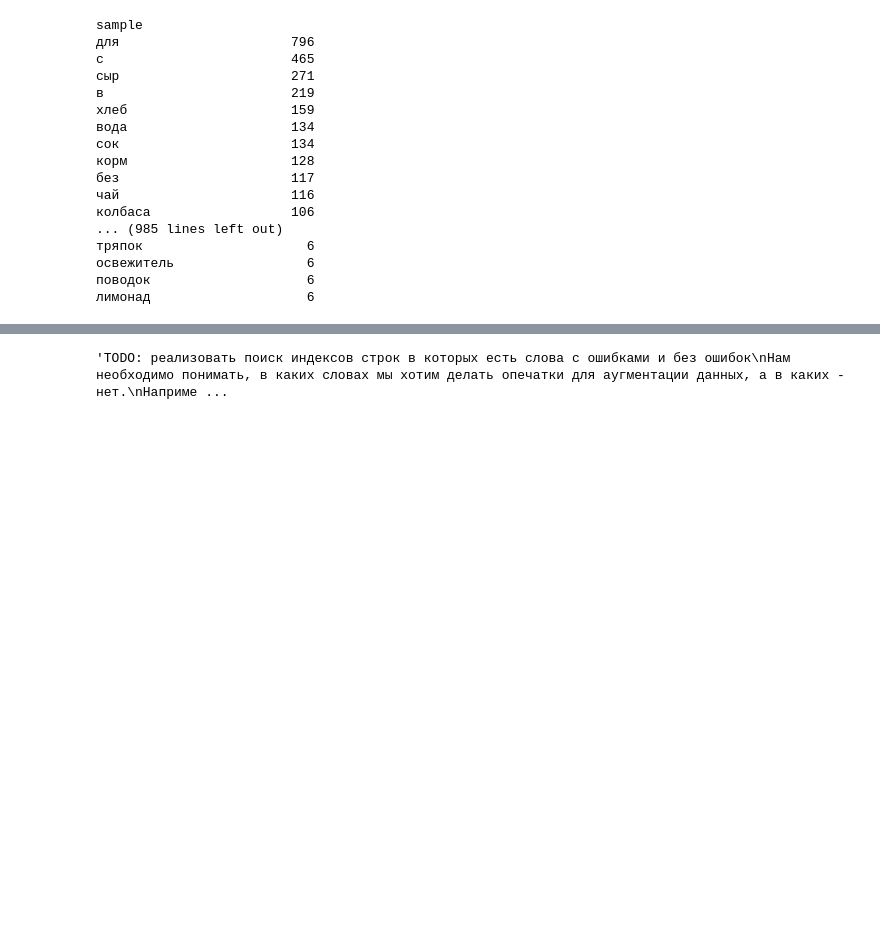
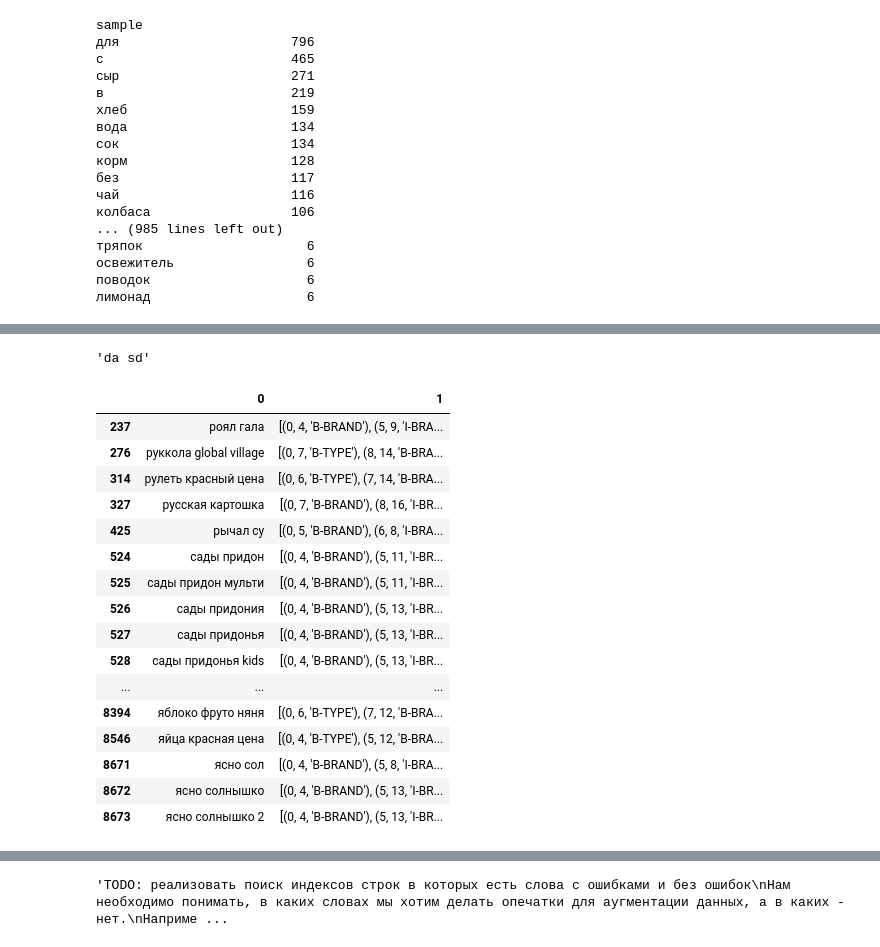
Before and after one commit to The-Boars/hackaton_lct, a Jupyter notebook: data_flow/data_analysis.ipynb, the cells around one changed output, grey strips where cells are left out. Saved outputs shown, nothing was run; the diff lists cells and outputs as text; code cells hidden in the pictures; blank space fills up the shorter version.

```diff
--- a/data_flow/data_analysis.ipynb
+++ b/data_flow/data_analysis.ipynb
@@ -34,0 +83,42 @@ sample
+# %%
+' da sd'.strip()
+# %% [output]
+'da sd'
+# %%
+import ast
+import pandas as pd
+
+pd.options.display.max_colwidth = None
+pd.options.display.max_rows = 700
+
+# файл без header -> читаем с header=None, разделитель таб
+submission = pd.read_csv('../datasets/valid.csv', sep='\t', header=None)
+
+annotation_col = submission.columns[-1]  # последний столбец содержит аннотацию
+
+def has_brand_tag(annotation_str):
+    if not isinstance(annotation_str, str):
+        return False
+    tuples = ast.literal_eval(annotation_str)
+    return any('I-BRAND' in tag for _, _, tag in tuples)
+
+rows_with_brand = submission[submission[annotation_col].apply(has_brand_tag)]
+rows_with_brand
+# %% [output]
+|  | 0 | 1 |
+| 237 | роял гала | [(0, 4, 'B-BRAND'), (5, 9, 'I-BRA... |
+| 276 | руккола global village | [(0, 7, 'B-TYPE'), (8, 14, 'B-BRA... |
+| 314 | рулеть красный цена | [(0, 6, 'B-TYPE'), (7, 14, 'B-BRA... |
+| 327 | русская картошка | [(0, 7, 'B-BRAND'), (8, 16, 'I-BR... |
+| 425 | рычал су | [(0, 5, 'B-BRAND'), (6, 8, 'I-BRA... |
+| 524 | сады придон | [(0, 4, 'B-BRAND'), (5, 11, 'I-BR... |
+| 525 | сады придон мульти | [(0, 4, 'B-BRAND'), (5, 11, 'I-BR... |
+| 526 | сады придония | [(0, 4, 'B-BRAND'), (5, 13, 'I-BR... |
+| 527 | сады придонья | [(0, 4, 'B-BRAND'), (5, 13, 'I-BR... |
+| 528 | сады придонья kids | [(0, 4, 'B-BRAND'), (5, 13, 'I-BR... |
+| ... | ... | ... |
+| 8394 | яблоко фруто няня | [(0, 6, 'B-TYPE'), (7, 12, 'B-BRA... |
+| 8546 | яйца красная цена | [(0, 4, 'B-TYPE'), (5, 12, 'B-BRA... |
+| 8671 | ясно сол | [(0, 4, 'B-BRAND'), (5, 8, 'I-BRA... |
+| 8672 | ясно солнышко | [(0, 4, 'B-BRAND'), (5, 13, 'I-BR... |
+| 8673 | ясно солнышко 2 | [(0, 4, 'B-BRAND'), (5, 13, 'I-BR... |
```
Also changed, not shown: parts of 6 cells of this notebook, 45 other files.
